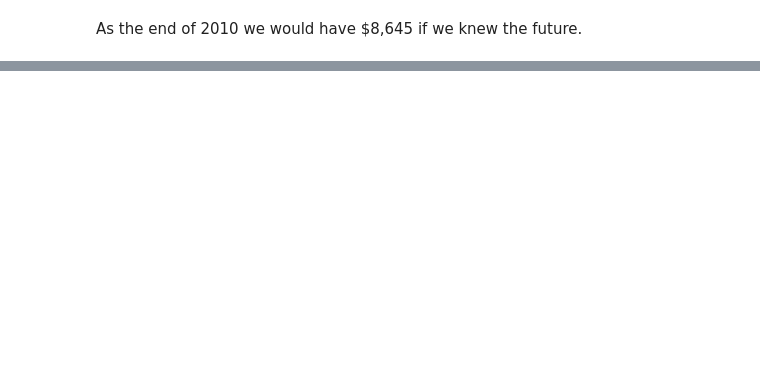
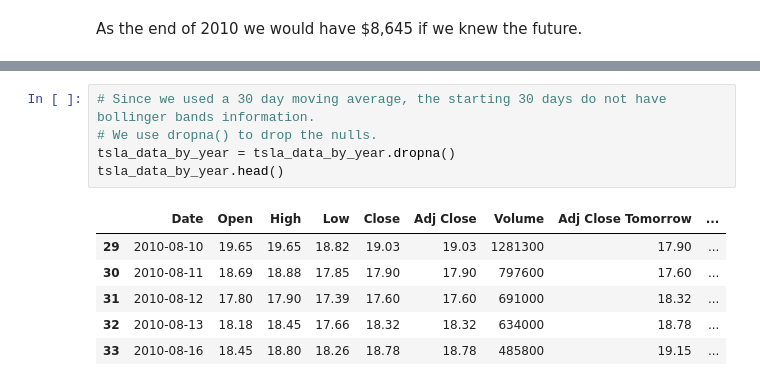
Before and after one commit to bababrownbear/makingmoneywithML, a Jupyter notebook: Making$$$WithML.ipynb, the cells around one changed output, grey strips where cells are left out. Drawn from its saved outputs; the diff is of its cells as text; blank space fills up the shorter version.

```diff
--- a/Making$$$WithML.ipynb
+++ b/Making$$$WithML.ipynb
@@ -188,0 +206,12 @@ As the end of 2010 we would have $8,645 if we knew the future.
+# %%
+# Since we used a 30 day moving average, the starting 30 days do not have bollinger bands information.
+# We use dropna() to drop the nulls.
+tsla_data_by_year = tsla_data_by_year.dropna()
+tsla_data_by_year.head()
+# %% [output]
+|  | Date | Open | High | Low | Close | Adj Close | Volume | Adj Close Tomorrow | ... |
+| 29 | 2010-08-10 | 19.65 | 19.65 | 18.82 | 19.03 | 19.03 | 1281300 | 17.90 | ... |
+| 30 | 2010-08-11 | 18.69 | 18.88 | 17.85 | 17.90 | 17.90 | 797600 | 17.60 | ... |
+| 31 | 2010-08-12 | 17.80 | 17.90 | 17.39 | 17.60 | 17.60 | 691000 | 18.32 | ... |
+| 32 | 2010-08-13 | 18.18 | 18.45 | 17.66 | 18.32 | 18.32 | 634000 | 18.78 | ... |
+| 33 | 2010-08-16 | 18.45 | 18.80 | 18.26 | 18.78 | 18.78 | 485800 | 19.15 | ... |
```
Also changed, not shown: parts of 25 cells of this notebook.
